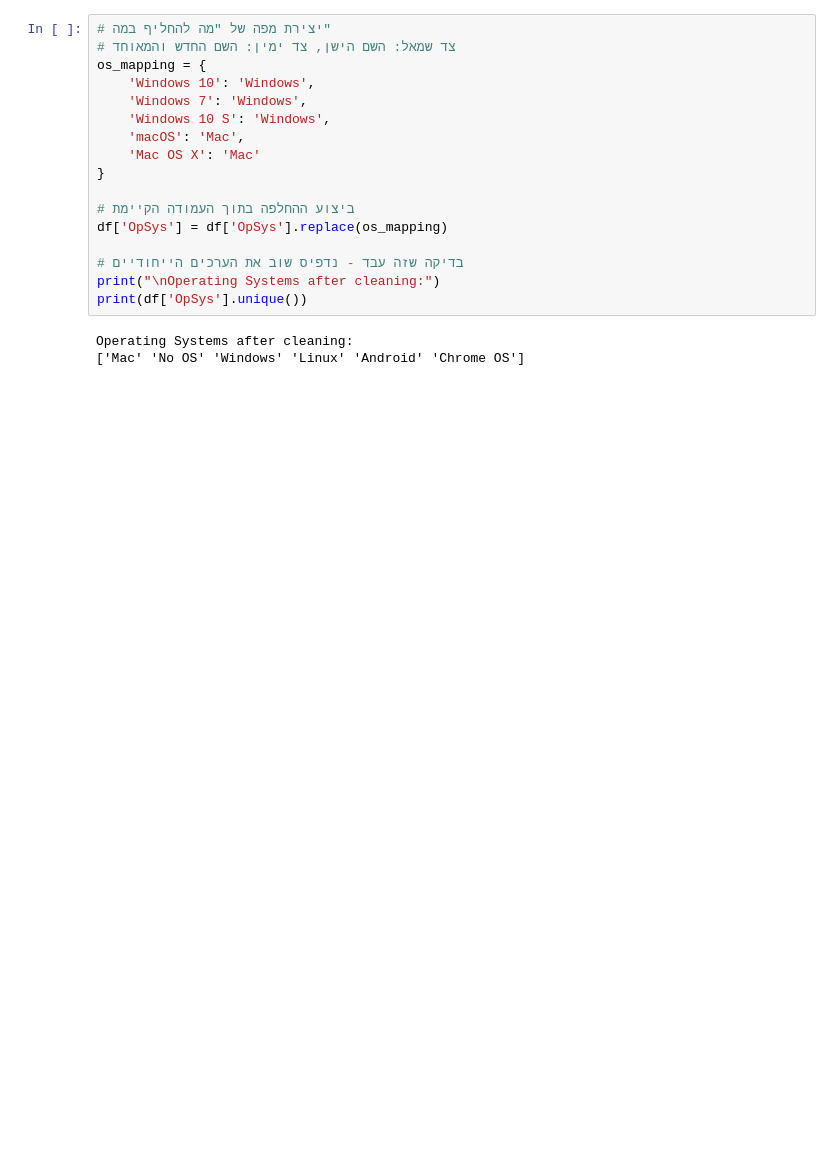
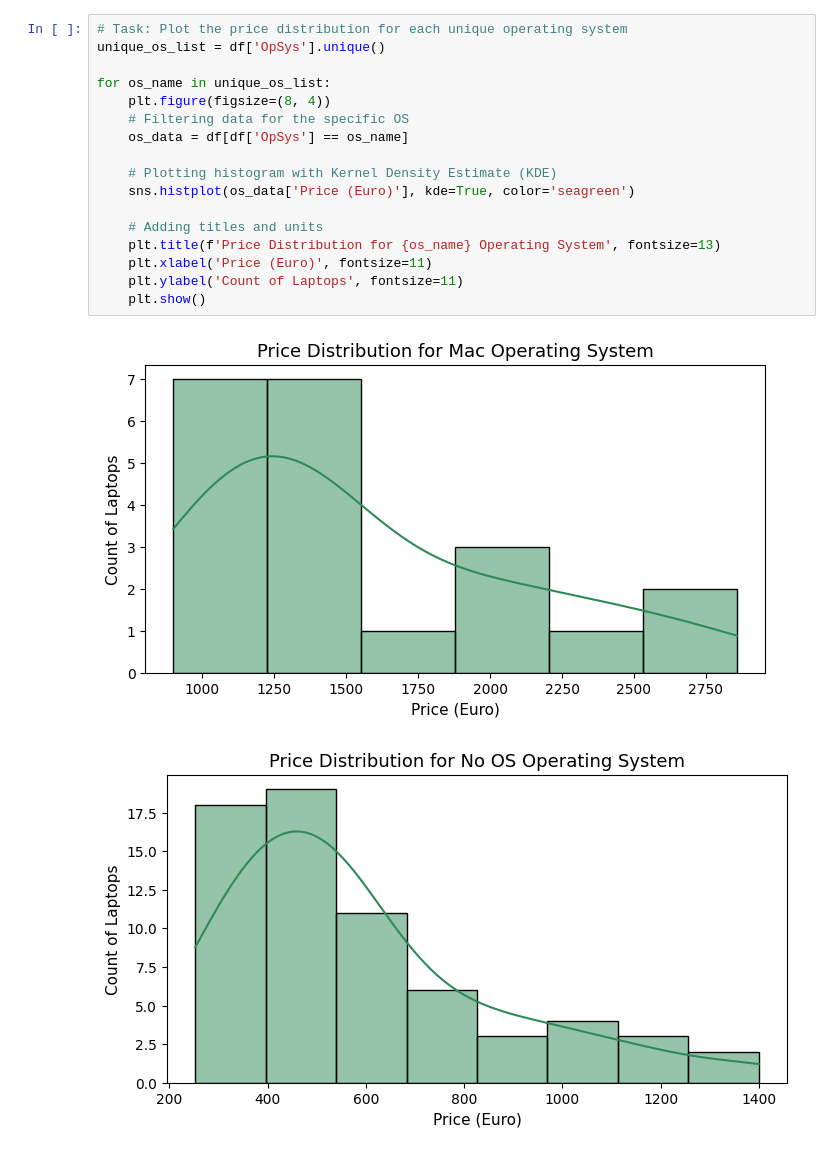
Before and after one commit to ronit1977/Laptop-Price-Analysis, a Jupyter notebook: Untitled-1.ipynb, the cells around one changed output. Cells and saved outputs as stored; diff of their text form; blank space fills up the shorter version.

```diff
--- a/Untitled-1.ipynb
+++ b/Untitled-1.ipynb
@@ -69,20 +86,20 @@ Original Operating Systems in the data:
 # %%
-# יצירת מפה של "מה להחליף במה"
-# צד שמאל: השם הישן, צד ימין: השם החדש והמאוחד
-os_mapping = {
-    'Windows 10': 'Windows',
-    'Windows 7': 'Windows',
-    'Windows 10 S': 'Windows',
-    'macOS': 'Mac',
-    'Mac OS X': 'Mac'
-}
+# Task: Plot the price distribution for each unique operating system
+unique_os_list = df['OpSys'].unique()
 
-# ביצוע ההחלפה בתוך העמודה הקיימת
-df['OpSys'] = df['OpSys'].replace(os_mapping)
+for os_name in unique_os_list:
+    plt.figure(figsize=(8, 4))
+    # Filtering data for the specific OS
+    os_data = df[df['OpSys'] == os_name]
 
-# בדיקה שזה עבד - נדפיס שוב את הערכים הייחודיים
-print("\nOperating Systems after cleaning:")
-print(df['OpSys'].unique())
+    # Plotting histogram with Kernel Density Estimate (KDE)
+    sns.histplot(os_data['Price (Euro)'], kde=True, color='seagreen')
+
+    # Adding titles and units
+    plt.title(f'Price Distribution for {os_name} Operating System', fontsize=13)
+    plt.xlabel('Price (Euro)', fontsize=11)
+    plt.ylabel('Count of Laptops', fontsize=11)
+    plt.show()
 # %% [output]
-Operating Systems after cleaning:
-['Mac' 'No OS' 'Windows' 'Linux' 'Android' 'Chrome OS']
+[figure, added]
+[figure, added]
```
Also changed, not shown: parts of 12 cells of this notebook.
